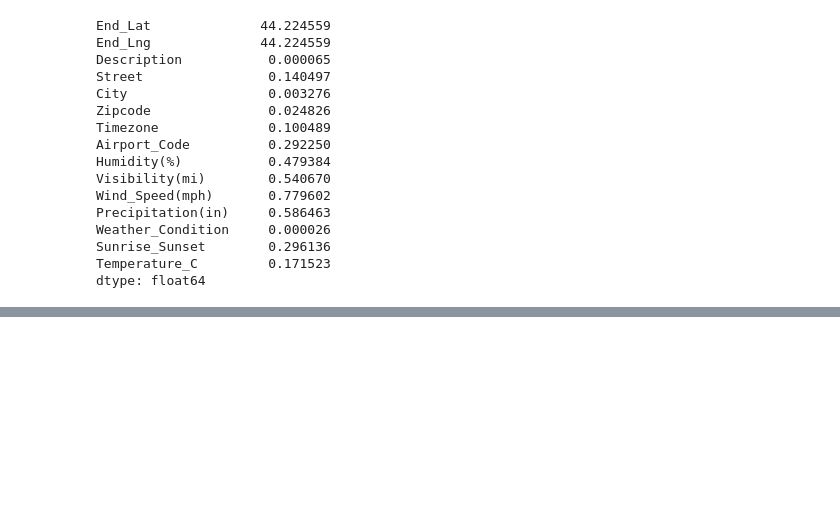
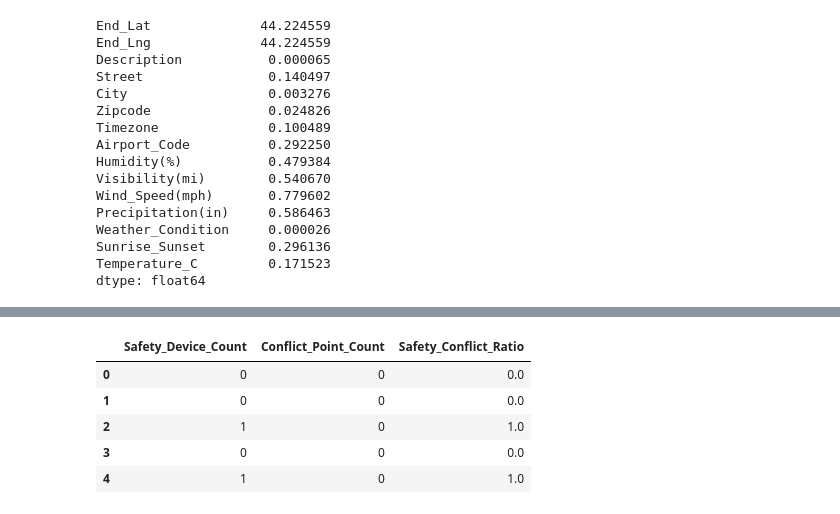
Before and after one commit to zinebettahery/US-Accidents, a Jupyter notebook: notebooks/EDA.ipynb, the cells around one changed output, grey strips where cells are left out. Drawn from its saved outputs; the diff is of its cells as text; code cells hidden in the pictures; blank space fills up the shorter version.

```diff
--- a/notebooks/EDA.ipynb
+++ b/notebooks/EDA.ipynb
@@ -1652,0 +1867,19 @@ dtype: float64
+# %%
+# indicateur 5 : Safety_Conflict_Ratio
+# Mesurer si une zone est suffisamment protégée par rapport à son niveau de danger.
+# Rq: Plus le ratio est élevé → plus la zone est sécurisée
+
+dfA['Safety_Conflict_Ratio'] = (
+    dfA['Safety_Device_Count'] / (dfA['Conflict_Point_Count'] + 1)
+)
+
+# verification :
+dfA[['Safety_Device_Count', 'Conflict_Point_Count',
+     'Safety_Conflict_Ratio']].head()
+# %% [output]
+|  | Safety_Device_Count | Conflict_Point_Count | Safety_Conflict_Ratio |
+| 0 | 0 | 0 | 0.0 |
+| 1 | 0 | 0 | 0.0 |
+| 2 | 1 | 0 | 1.0 |
+| 3 | 0 | 0 | 0.0 |
+| 4 | 1 | 0 | 1.0 |
```
Also changed, not shown: parts of 17 cells of this notebook.
